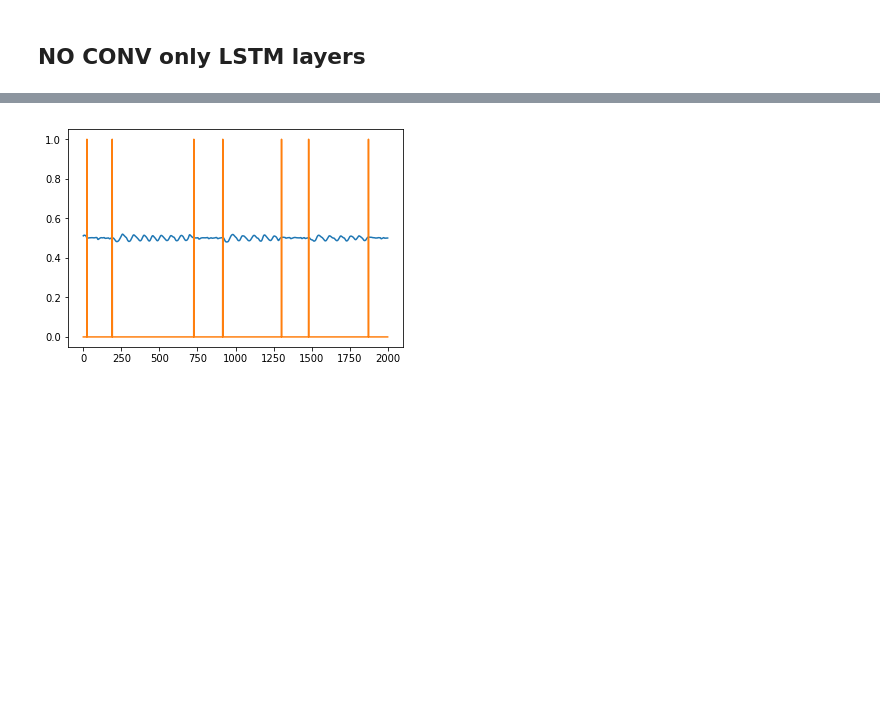
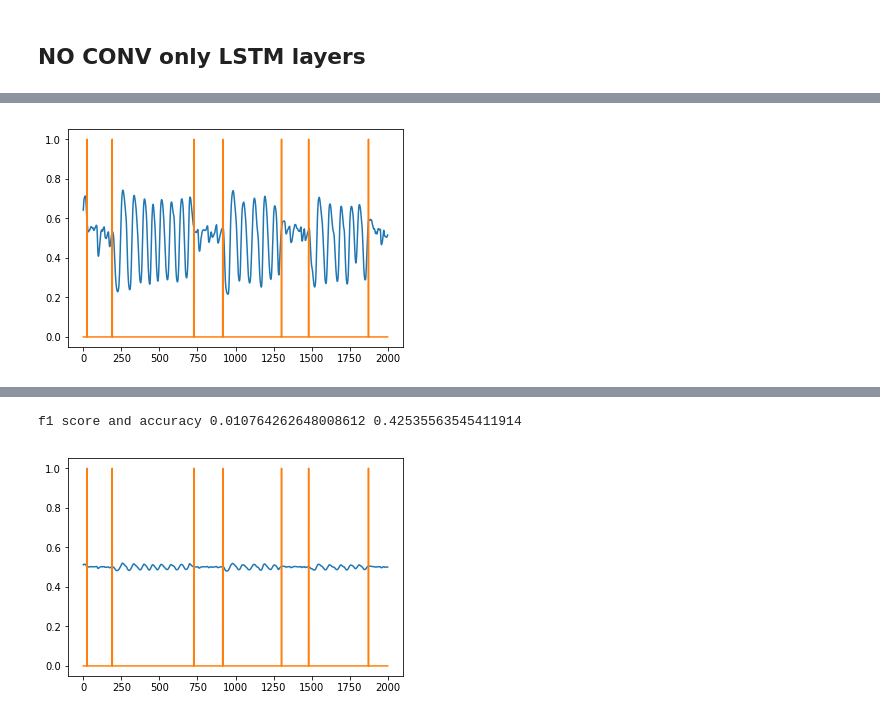
Before and after one commit to shubh1612/ELL_Ass_3, a Jupyter notebook: src/part2.ipynb, the cells around one changed output, grey strips where cells are left out. Saved outputs shown, nothing was run; the diff lists cells and outputs as text; code cells hidden in the pictures; blank space fills up the shorter version.

```diff
--- a/src/part2.ipynb
+++ b/src/part2.ipynb
@@ -686,7 +927,7 @@ f1 score and accuracy 0.0 0.92087785157378
 fil_size = 0
 stride = 0
 no_fil=0
-lstm_units = 2
+lstm_units = 5
 
 def model(input_shape):
 
@@ -697,10 +938,17 @@ def model(input_shape):
 
     # Step 2: Second RNN Layer (≈4 lines)
     X = LSTM(lstm_units,return_sequences = True)(X_input)                                 # GRU (use 128 units and return the sequences)
-    #X = Dropout(0.8)(X)                                 # dropout (use 0.8)
-    #X = BatchNormalization()(X)                                 # Batch normalization
-    #X = Dropout(0.8)(X)                                 # dropout (use 0.8)
-
+    X = Dropout(0.8)(X)                                 # dropout (use 0.8)
+    X = BatchNormalization()(X)                                 # Batch normalization
+    X = Dropout(0.8)(X)                                 # dropout (use 0.8)
+    X = LSTM(lstm_units,return_sequences = True)(X_input)                                 # GRU (use 128 units and return the sequences)
+    X = Dropout(0.8)(X)                                 # dropout (use 0.8)
+    X = BatchNormalization()(X)                                 # Batch normalization
+    X = Dropout(0.8)(X)
+    X = LSTM(lstm_units,return_sequences = True)(X_input)                                 # GRU (use 128 units and return the sequences)
+    X = Dropout(0.8)(X)                                 # dropout (use 0.8)
+    X = BatchNormalization()(X)                                 # Batch normalization
+    X = Dropout(0.8)(X)
     # Step 3: dense layer (≈1 line)
     X = Dense(1, activation = "sigmoid")(X) # time distributed  (sigmoid)
 
@@ -797,3 +1067,26 @@ for j in gt_col:
 y_test= yc.reshape((1,shape,1))
 # %%
 y_pred=model.predict(x_test).reshape(shape,)
+# %%
+plt.plot(y_pred[2500:4500])
+plt.plot(y_test.reshape(shape,)[2500:4500])
+#plt.plot(x_test.reshape(shape,)[2500:4500])
+plt.show()
+#plt.plot(y_pred[2500:4500])
+plt.plot(y_test.reshape(shape,)[2500:4500])
+plt.plot(x_test.reshape(shape,)[2500:4500])
+plt.show()
+
+for i in range(len(y_pred)):
+    if y_pred[i]<=0.5:
+        y_pred[i]=0
+    else:
+        y_pred[i]=1
+
+plt.plot(y_pred[2500:4500])
+plt.plot(y_test.reshape(shape,)[2500:4500])
+plt.show()
+
+print('f1 score and accuracy',metrics.f1_score(y_pred,y_test.reshape(shape,1)),metrics.accuracy_score(y_pred,y_test.reshape(shape,1)))
+# %% [output]
+[figure, added]
@@ -800,3 +1095,4 @@ y_pred=model.predict(x_test).reshape(shape,)
+f1 score and accuracy 0.010764262648008612 0.42535563545411914
 # %%
 plt.plot(y_pred[2500:4500])
 plt.plot(y_test.reshape(shape,)[2500:4500])
```
Also changed, not shown: parts of 19 cells of this notebook.
